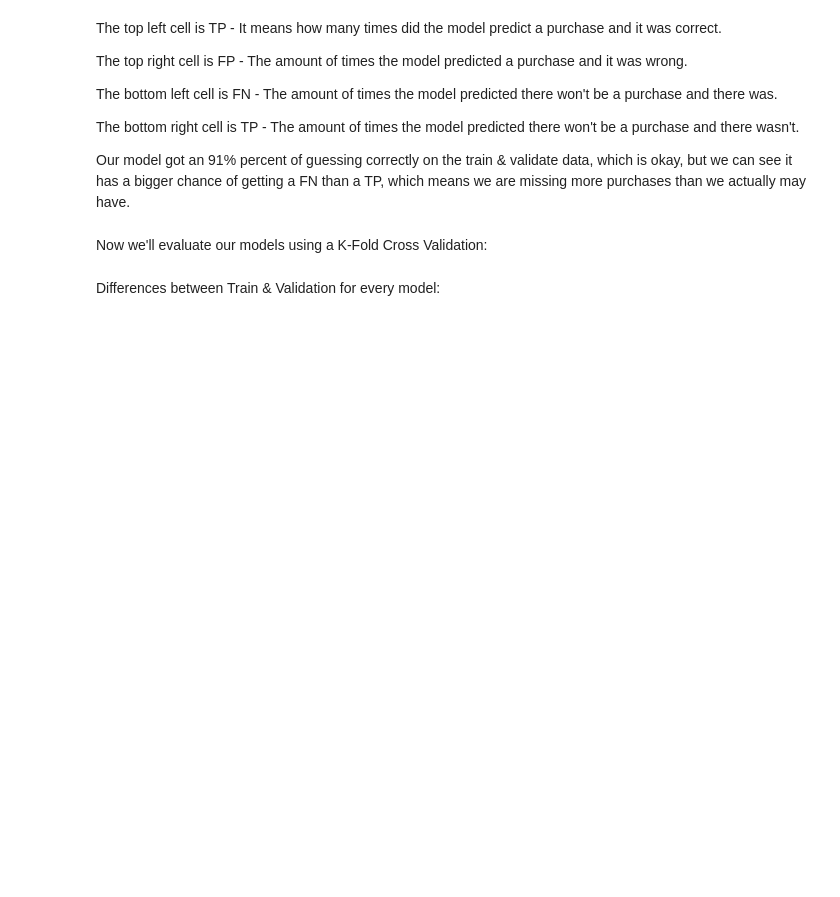
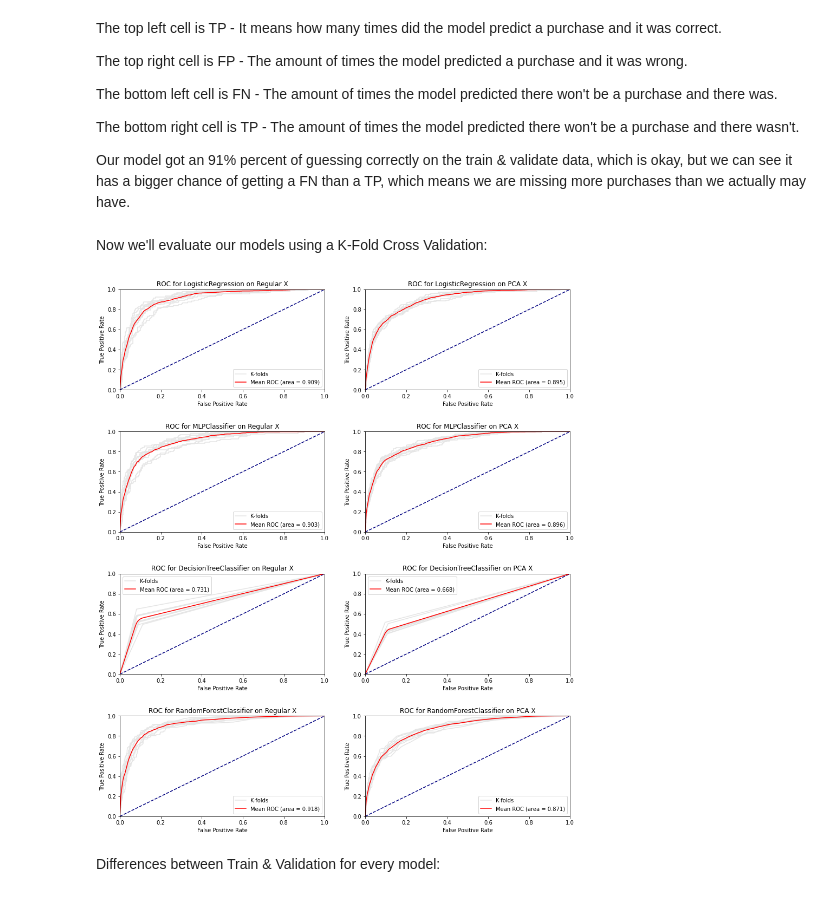
Before and after one commit to daniellepidt/ecommerce-machine-learning, a Jupyter notebook: final/Final_Project_ML_group7.ipynb, the cells around one changed output. Drawn from its saved outputs; the diff is of its cells as text; code cells hidden in the pictures; blank space fills up the shorter version.

```diff
--- a/final/Final_Project_ML_group7.ipynb
+++ b/final/Final_Project_ML_group7.ipynb
@@ -1196,34 +1259,36 @@ ann_clf_pca = MLPClassifier(random_state=0).set_params(**ann_gs_pca.best_params_
 
 dt_clf_regular = DecisionTreeClassifier(random_state=0).set_params(**dt_gs_regular.best_params_)
 dt_clf_pca = DecisionTreeClassifier(random_state=0).set_params(**dt_gs_pca.best_params_)
 
 rf_clf_regular = RandomForestClassifier(random_state=0).set_params(**rf_gs_regular.best_params_)
 rf_clf_pca = RandomForestClassifier(random_state=0).set_params(**rf_gs_pca.best_params_)
 
 
 models = [
     [lgr_clf_regular, lgr_clf_pca],
     [ann_clf_regular, ann_clf_pca],
     [dt_clf_regular, dt_clf_pca],
     [rf_clf_regular, rf_clf_pca]
 ]
 
 Xs = [X, X_pca]
 ys = [y, y_pca]
 
 types = ['Regular X', 'PCA X']
 
 fig, axs = plt.subplots(figsize=(13, 15), nrows=4, ncols=2)
 
 for i in range(len(models)):
     # returns the name of the classifier
     for j in range(2):
         clf = models[i][j]
         clfname = str(clf)[:str(clf).find("(")]
-        KfoldPlot(Xs[j], ys[j], models[i][j], 5, axs[i, j], clfname, types[j])
+        KfoldPlot(Xs[j], ys[j], models[i][j], 10, axs[i, j], clfname, types[j])
 
 plt.tight_layout(pad=3.0)
 plt.show()
+# %% [output]
+[figure, added]
 # %% [markdown]
 Differences between Train & Validation for every model:
 # %%
```
Also changed, not shown: parts of 27 cells of this notebook, 1 other file.
